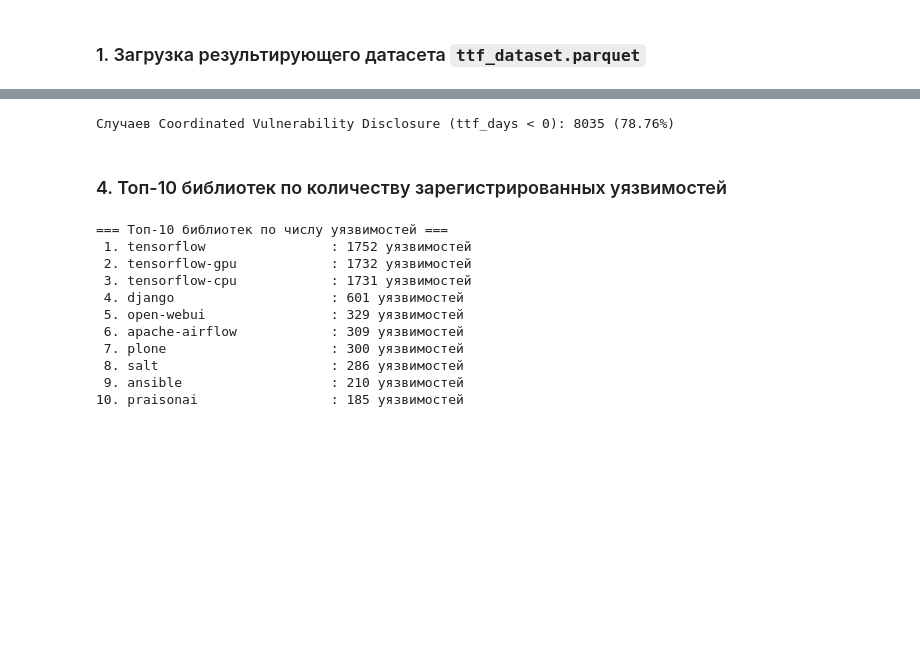
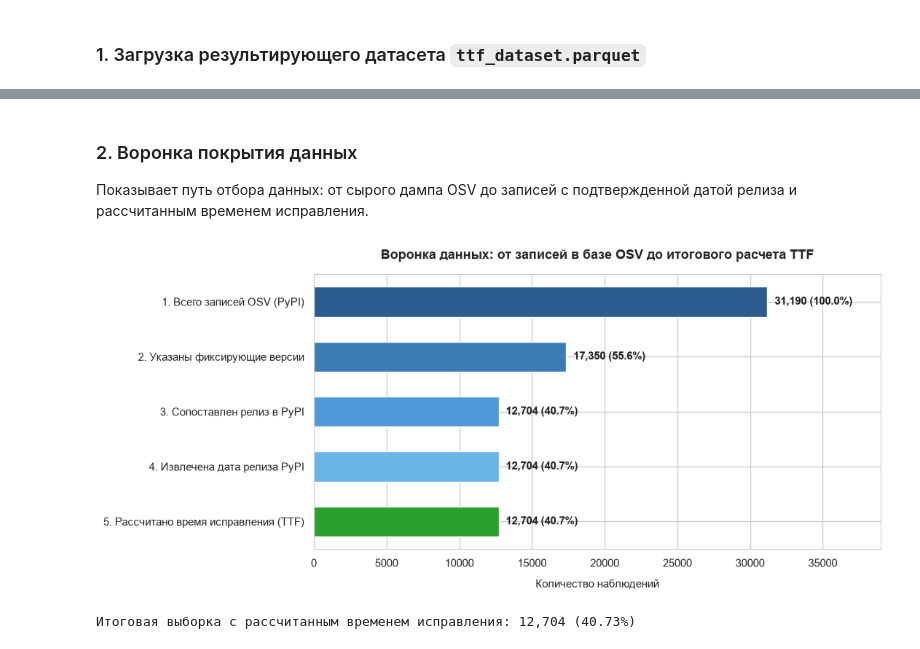
Before and after one commit to kseilons/python-fix-time, a Jupyter notebook: notebooks/data_exploration.ipynb, the cells around one changed output, grey strips where cells are left out. Drawn from its saved outputs; the diff is of its cells as text; code cells hidden in the pictures; blank space fills up the shorter version.

```diff
--- a/notebooks/data_exploration.ipynb
+++ b/notebooks/data_exploration.ipynb
@@ -98,26 +46,46 @@ print(f"95-й перцентиль (P95):  {valid_ttf.quantile(0.95):.2f} дне
-# %%
-# Анализ координированного раскрытия (патч вышел ДО публичной публикации в OSV)
-cvd_count = (valid_ttf < 0).sum()
-print(f"Случаев Coordinated Vulnerability Disclosure (ttf_days < 0): {cvd_count} ({cvd_count / len(valid_ttf) * 100:.2f}%)")
-# %% [output]
-Случаев Coordinated Vulnerability Disclosure (ttf_days < 0): 8035 (78.76%)
-# %% [markdown]
-### 4. Топ-10 библиотек по количеству зарегистрированных уязвимостей
-# %%
-top_packages = df["package_name"].value_counts().head(10)
-
-print("=== Топ-10 библиотек по числу уязвимостей ===")
-for rank, (pkg, count) in enumerate(top_packages.items(), 1):
-    print(f"{rank:2d}. {pkg:<25} : {count} уязвимостей")
-# %% [output]
-=== Топ-10 библиотек по числу уязвимостей ===
- 1. tensorflow                : 1752 уязвимостей
- 2. tensorflow-gpu            : 1732 уязвимостей
- 3. tensorflow-cpu            : 1731 уязвимостей
- 4. django                    : 601 уязвимостей
- 5. open-webui                : 329 уязвимостей
- 6. apache-airflow            : 309 уязвимостей
- 7. plone                     : 300 уязвимостей
- 8. salt                      : 286 уязвимостей
- 9. ansible                   : 210 уязвимостей
-10. praisonai                 : 185 уязвимостей
+# %% [markdown]
+### 2. Воронка покрытия данных
+Показывает путь отбора данных: от сырого дампа OSV до записей с подтвержденной датой релиза и рассчитанным временем исправления.
+# %%
+total_osv = len(df)
+has_ranges = df["fixed_versions"].apply(lambda x: len(x) > 0 if isinstance(x, (list, np.ndarray)) else False).sum()
+matched_release = df["matched_fixed_version"].notna().sum()
+has_release_date = df["fixed_release_datetime"].notna().sum()
+has_ttf = df["ttf_days"].notna().sum()
+
+stages = [
+    "1. Всего записей OSV (PyPI)",
+    "2. Указаны фиксирующие версии",
+    "3. Сопоставлен релиз в PyPI",
+    "4. Извлечена дата релиза PyPI",
+    "5. Рассчитано время исправления (TTF)",
+]
+counts = [total_osv, has_ranges, matched_release, has_release_date, has_ttf]
+percentages = [c / total_osv * 100 for c in counts]
+
+fig, ax = plt.subplots(figsize=(11, 5))
+colors = ["#2b5c8f", "#3c7bb6", "#4e9ad8", "#68b5e8", "#2ca02c"]
+bars = ax.barh(stages[::-1], counts[::-1], color=colors[::-1], height=0.55)
+
+for bar, count, pct in zip(bars, counts[::-1], percentages[::-1]):
+    ax.text(
+        bar.get_width() + 500,
+        bar.get_y() + bar.get_height() / 2,
+        f"{count:,} ({pct:.1f}%)",
+        va="center",
+        ha="left",
+        fontsize=10.5,
+        fontweight="bold",
+        color="#222222",
+    )
+
+ax.set_xlim(0, total_osv * 1.25)
+ax.set_title("Воронка данных: от записей в базе OSV до итогового расчета TTF", fontsize=13, fontweight="bold", pad=15)
+ax.set_xlabel("Количество наблюдений", fontsize=11, labelpad=10)
+plt.tight_layout()
+plt.show()
+
+print(f"Итоговая выборка с рассчитанным временем исправления: {has_ttf:,} ({has_ttf / total_osv * 100:.2f}%)")
+# %% [output]
+[figure, added]
+Итоговая выборка с рассчитанным временем исправления: 12,704 (40.73%)
```
Also changed, not shown: parts of 24 cells of this notebook, 1 other file.
